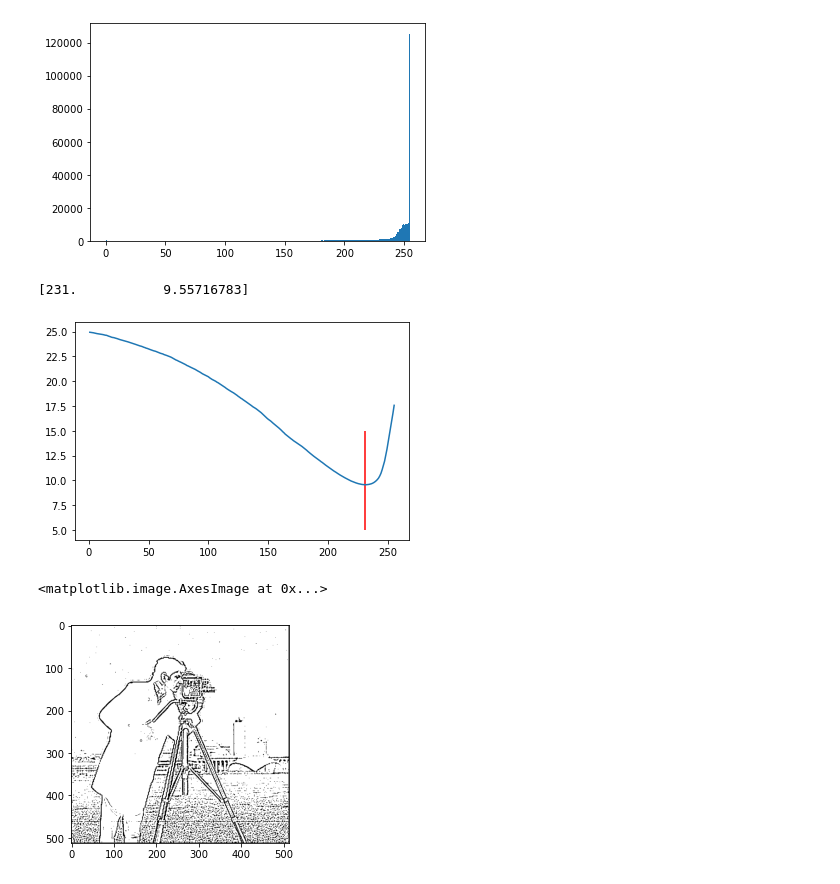
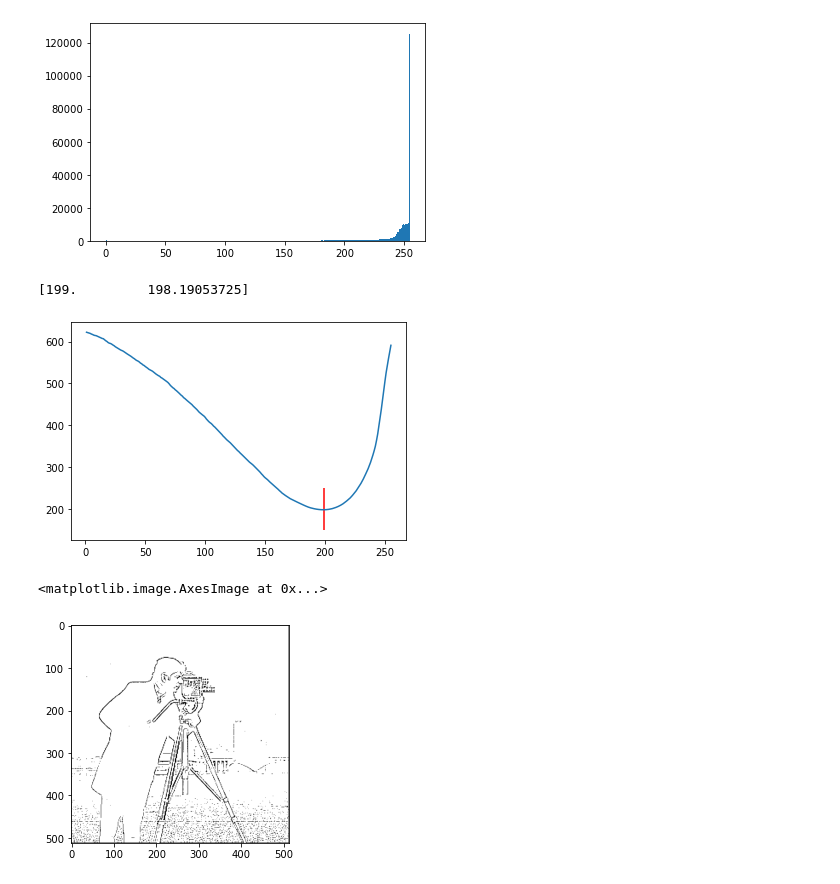
Before and after one commit to RemoteSys/imgProc2021, a Jupyter notebook: april28.ipynb, the cells around one changed output. Saved outputs shown, nothing was run; the diff lists cells and outputs as text; code cells hidden in the pictures.

```diff
--- a/april28.ipynb
+++ b/april28.ipynb
@@ -223,7 +253,8 @@ def myOtsu(ar):
         else:
             w1 = c1.size / n
             w2 = c2.size / n
-            sigma = w1 * c1.std() + w2 * c2.std()
+            #sigma = w1 * c1.std() + w2 * c2.std()
+            sigma = w1 * c1.var() + w2 * c2.var()
 
         s.append(sigma)
 
@@ -289,11 +320,11 @@ plt.hist(im1.ravel(),bins=256);
 # %%
 o,b = myOtsu(im1)
 plt.plot(o[:,0],o[:,1])
-plt.vlines(b[0],5,15,'r')
+plt.vlines(b[0],150,250,'r')
 print(b)
 # %% [output]
-[231.           9.55716783]
+[199.         198.19053725]
-[figure, old version]
+[figure, new version]
 # %%
 ss2 = im1.copy()
 idx = im1 < b[0]
@@ -302,4 +333,4 @@ ss2[~idx] = 1
 plt.imshow(ss2,'gray')
 # %% [output]
 <matplotlib.image.AxesImage at 0x...>
-[figure, old version]
+[figure, new version]
```
Also changed, not shown: parts of 4 cells of this notebook.
